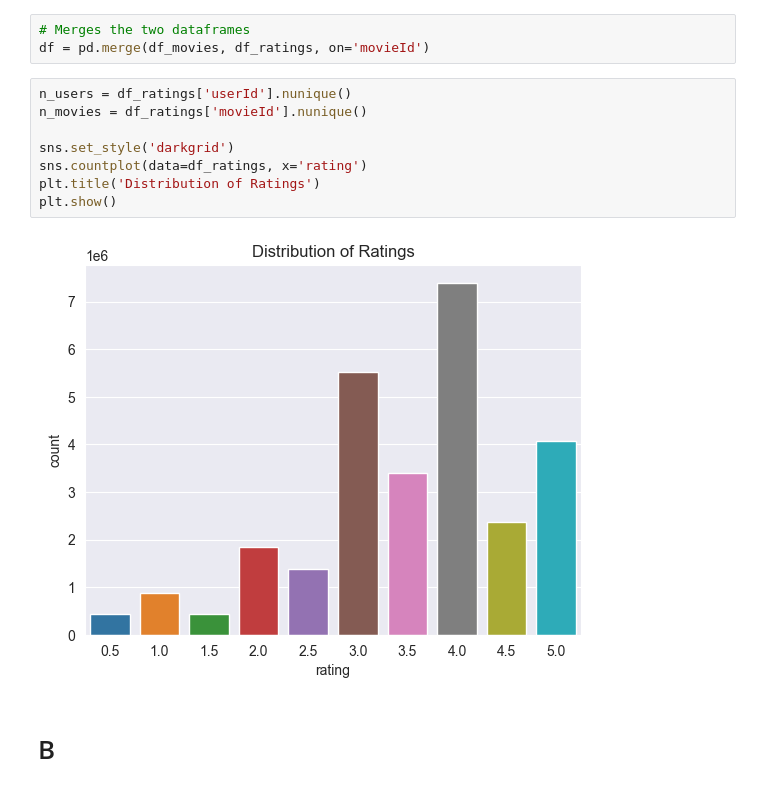
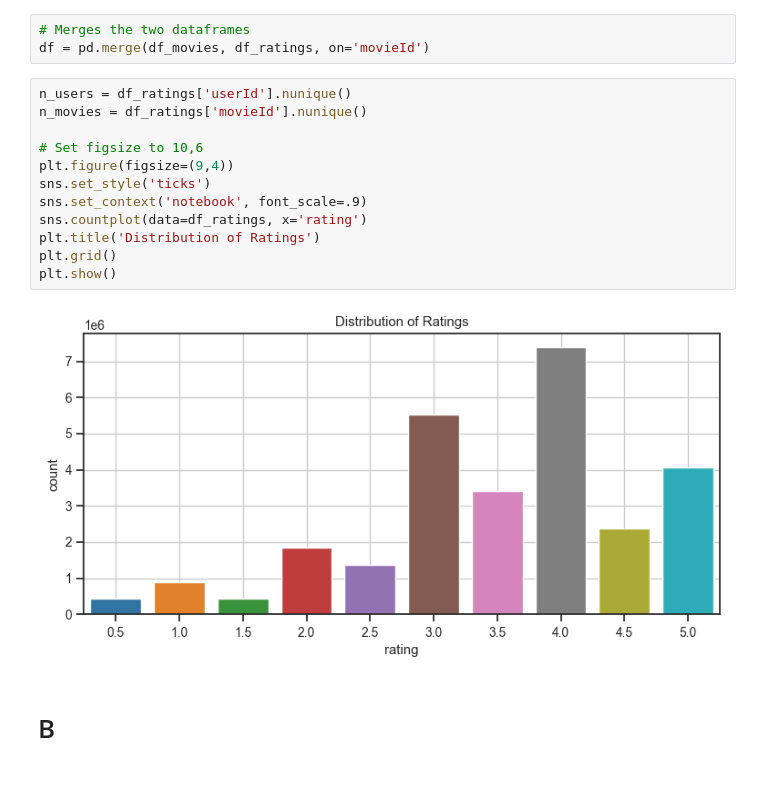
Before and after one commit to Danneftw1/Machine-learning, a Jupyter notebook: Labb/Labb_1_.ipynb, the cells around one changed output. Saved outputs shown, nothing was run; the diff lists cells and outputs as text.

Commit message:
changed look of plots for labb 1 and commented

```diff
--- a/Labb/Labb_1_.ipynb
+++ b/Labb/Labb_1_.ipynb
@@ -94,13 +94,17 @@ df = pd.merge(df_movies, df_ratings, on='movieId')
 # %%
 n_users = df_ratings['userId'].nunique()
 n_movies = df_ratings['movieId'].nunique()
 
-sns.set_style('darkgrid')
+# Set figsize to 10,6
+plt.figure(figsize=(9,4))
+sns.set_style('ticks')
+sns.set_context('notebook', font_scale=.9)
 sns.countplot(data=df_ratings, x='rating')
 plt.title('Distribution of Ratings')
+plt.grid()
 plt.show()
 # %% [output]
-[figure, old version]
+[figure, new version]
 # %% [markdown]
 # B
 # %%
```
Also changed, not shown: parts of 14 cells of this notebook.
